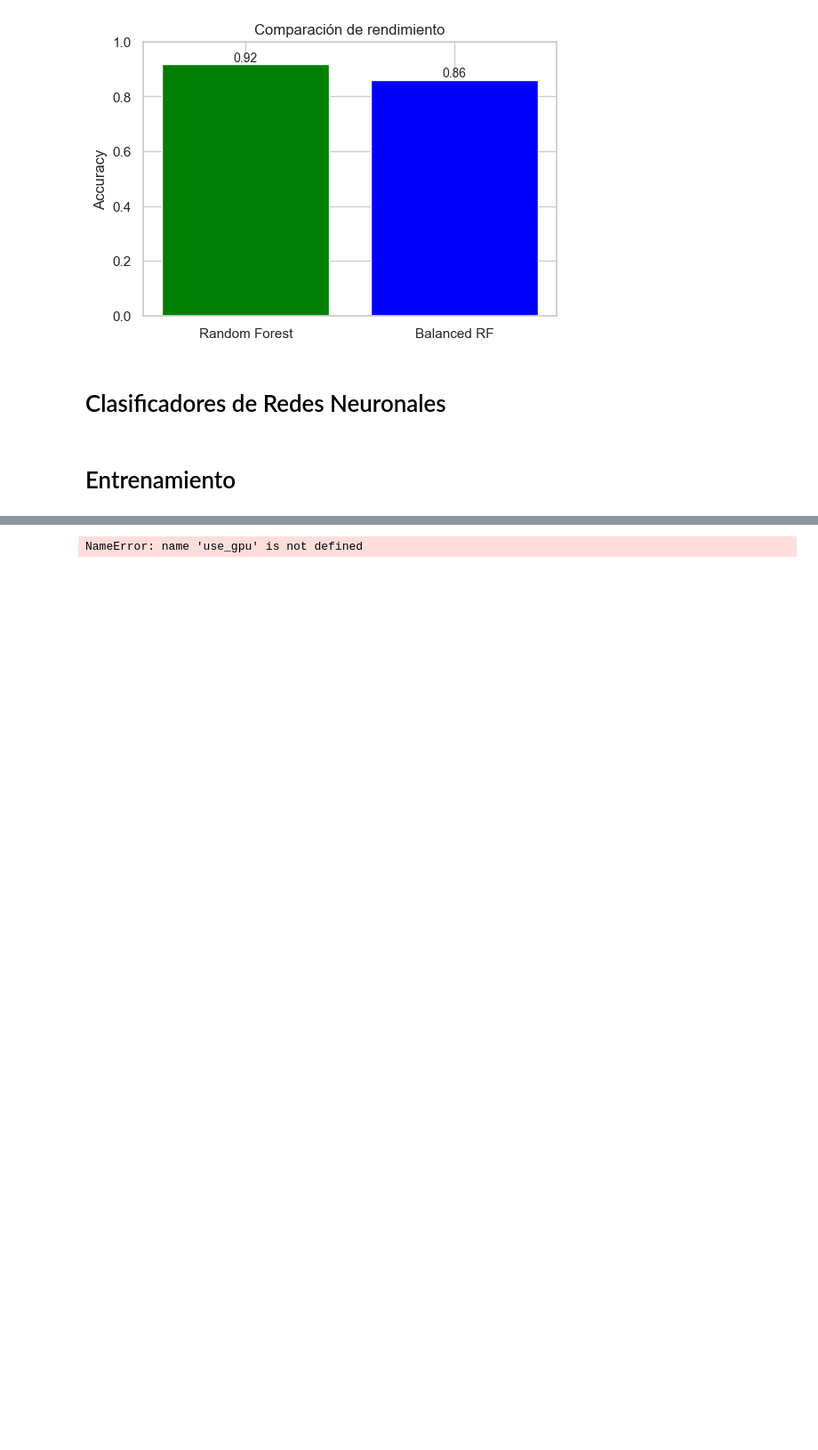
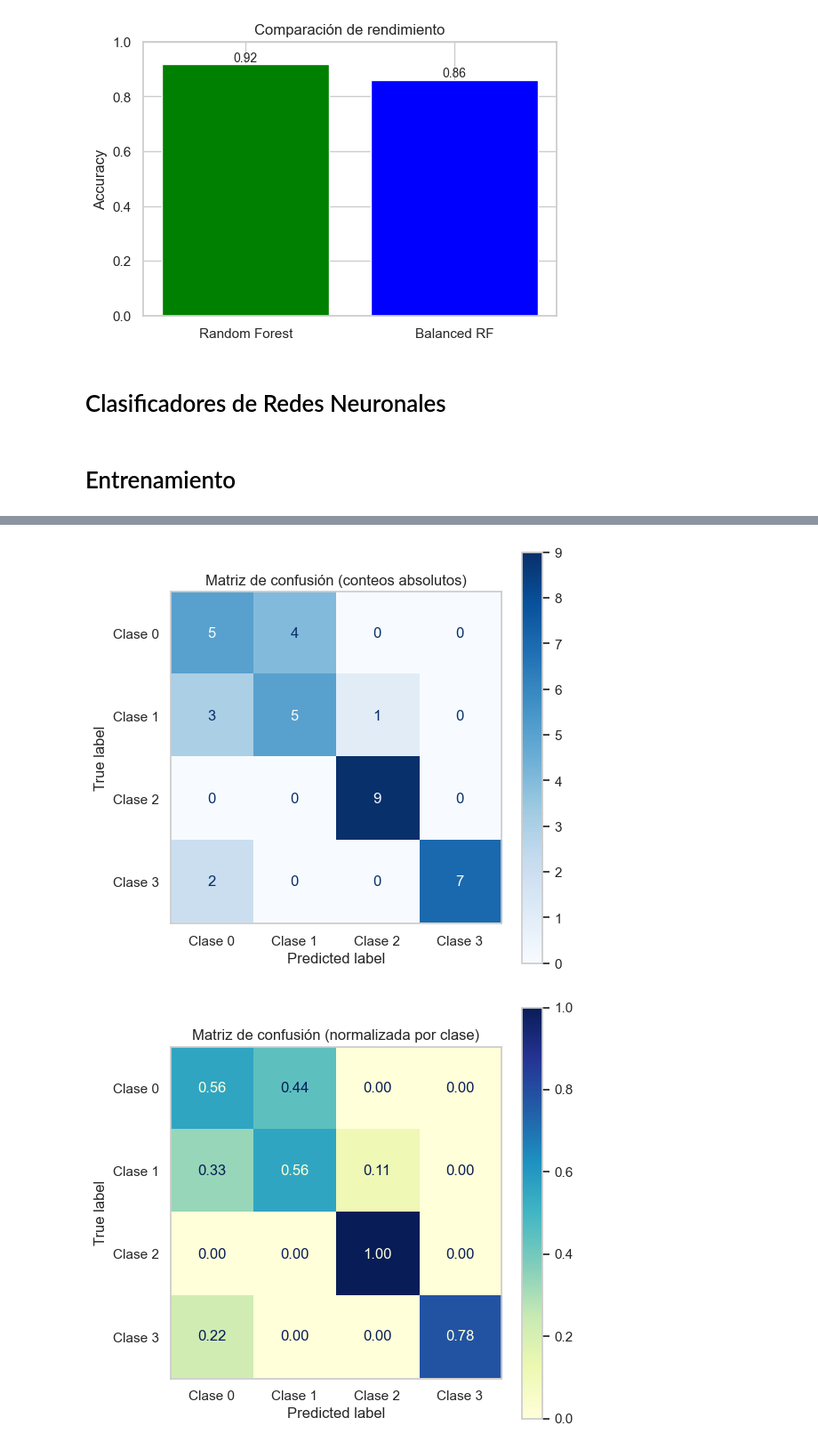
Before and after one commit to Nahuelvel/Proyecto-Inteligencia-Computacional, a Jupyter notebook: notebooks/Clasificacion_sinteticos.ipynb, the cells around one changed output, grey strips where cells are left out. Shown at 89% size. Saved outputs shown, nothing was run; the diff lists cells and outputs as text; code cells hidden in the pictures; blank space fills up the shorter version.

```diff
--- a/notebooks/Clasificacion_sinteticos.ipynb
+++ b/notebooks/Clasificacion_sinteticos.ipynb
@@ -1056,50 +1075,8 @@ KeyboardInterrupt:
 # %%
-def plot_cm(model, dataset, batch_size=128, class_names=None, device=None):
-    if device is None:
-        device = torch.device("cuda" if torch.cuda.is_available() else "cpu")
-    else:
-        device = torch.device(device)
-
-    # loader
-    if isinstance(dataset, torch.utils.data.DataLoader):
-        loader = dataset
-    else:
-        loader = torch.utils.data.DataLoader(dataset, batch_size=batch_size, shuffle=False)
-
-    model = model.to(device)
-    model.eval()
-
-    y_trues, y_preds = [], []
-    with torch.no_grad():
-        for x, y in loader:
-            x = x.to(device)
-            outputs = model(x)
-            preds = outputs.argmax(dim=1).cpu().numpy()
-
-
-            if y.dim() == 2 and y.size(1) > 1:
-                y = y.argmax(dim=1)
-            y = y.cpu().numpy()
-
-            y_trues.append(y)
-            y_preds.append(preds)
-
-    y_true = np.concatenate(y_trues, axis=0)
-    y_pred = np.concatenate(y_preds, axis=0)
-
-
-    cm = confusion_matrix(y_true, y_pred)
-    disp = ConfusionMatrixDisplay(confusion_matrix=cm,
-                                  display_labels=(class_names if class_names is not None else None))
-    fig, ax = plt.subplots(figsize=(6,6))
-    disp.plot(ax=ax, values_format='d', cmap='viridis')
-    plt.title("Matriz de confusión")
-    plt.show()#Matriz de confusión
-
-
-cm = plot_cm(model, test_dataset, batch_size=4, class_names=['0','1','2','3'], device='cuda' if use_gpu else 'cpu')
+cm, cm_norm = plot_cm(model, test_dataset, batch_size=4, class_names=["Clase 0", "Clase 1", "Clase 2", "Clase 3"])
 # %% [output]
-NameError: name 'use_gpu' is not defined
+[figure, added]
+[figure, added]
 # %%
 lr = 5e-4
 batch_size = 4
```
Also changed, not shown: parts of 5 cells of this notebook.
